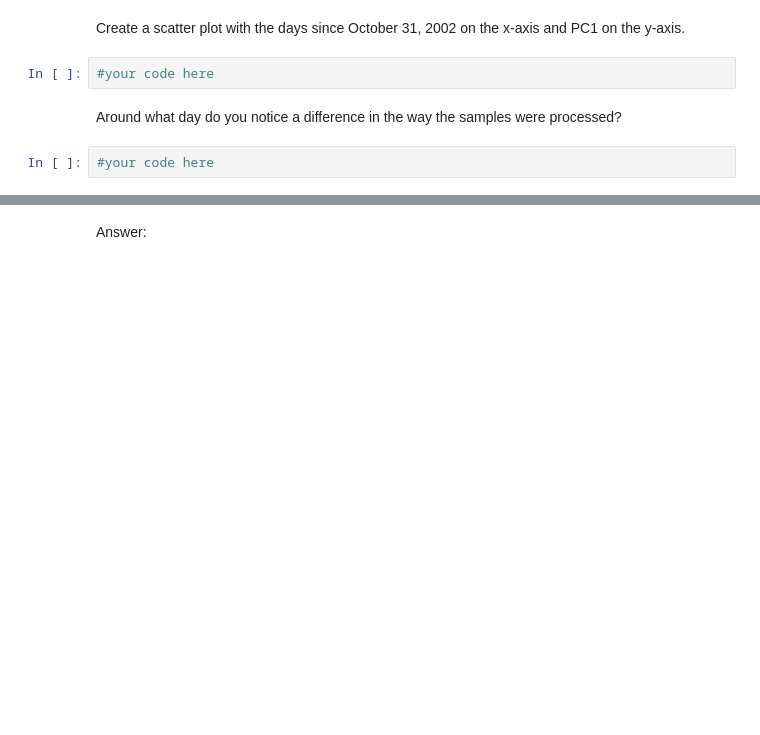
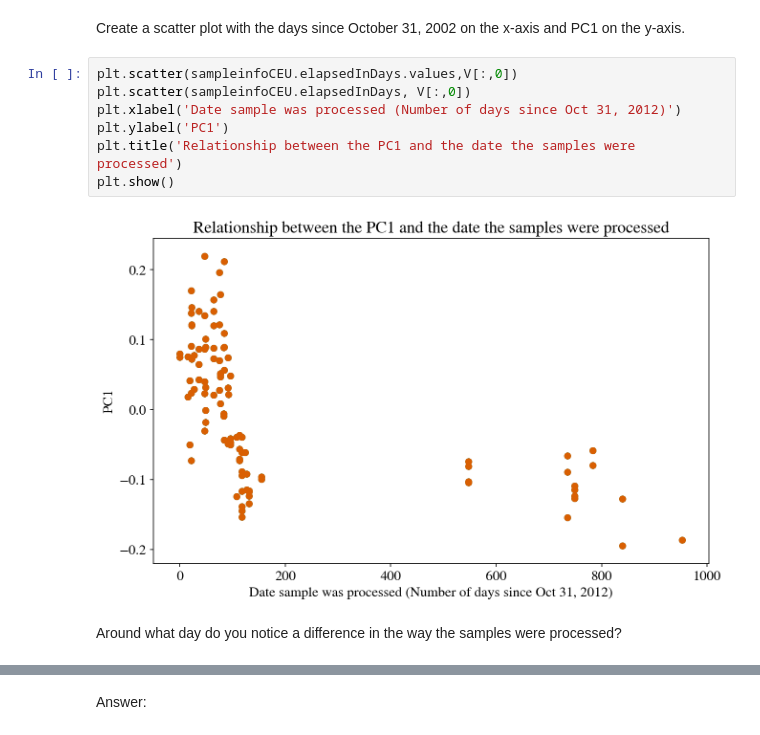
Before and after one commit to ShichengChen/cs109, a Jupyter notebook: 2014-master/homework/HW2.ipynb, the cells around one changed output, grey strips where cells are left out. Drawn from its saved outputs; the diff is of its cells as text; blank space fills up the shorter version.

```diff
--- a/2014-master/homework/HW2.ipynb
+++ b/2014-master/homework/HW2.ipynb
@@ -124,8 +269,13 @@ Create a histogram using the values from PC1.  Use a bin size of 25.
 # %% [markdown]
 Create a scatter plot with the days since October 31, 2002 on the x-axis and PC1 on the y-axis.
-# %%
-#your code here
+# %%
+plt.scatter(sampleinfoCEU.elapsedInDays.values,V[:,0])
+plt.scatter(sampleinfoCEU.elapsedInDays, V[:,0])
+plt.xlabel('Date sample was processed (Number of days since Oct 31, 2012)')
+plt.ylabel('PC1')
+plt.title('Relationship between the PC1 and the date the samples were processed')
+plt.show()
+# %% [output]
+[figure, added]
 # %% [markdown]
 Around what day do you notice a difference in the way the samples were processed?
-# %%
-#your code here
```
Also changed, not shown: parts of 30 cells of this notebook, 19 other files.
